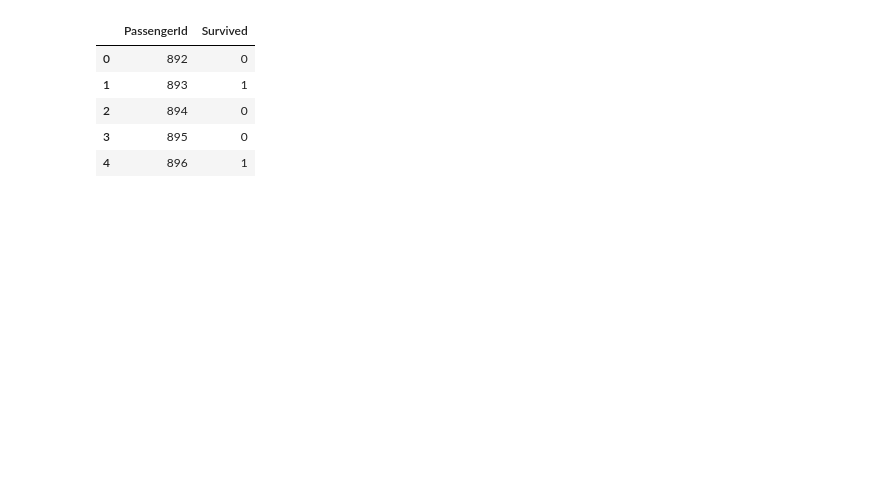
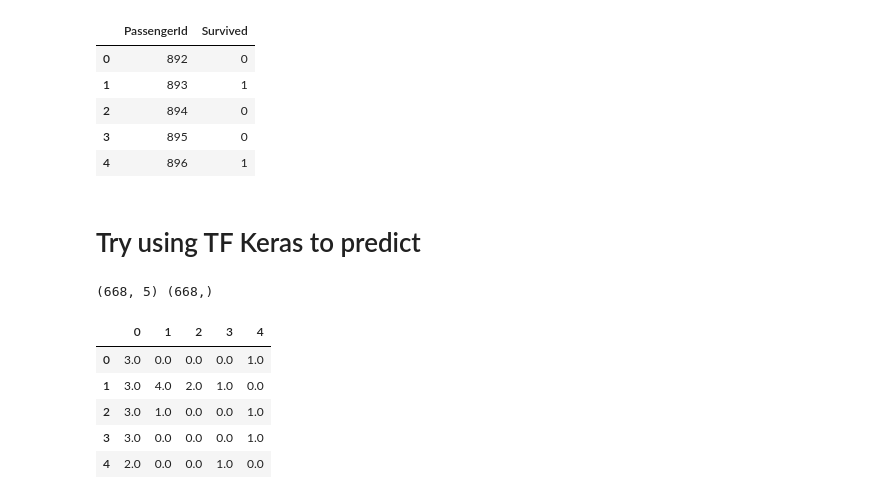
Before and after one commit to nyck33/KaggleLearnML, a Jupyter notebook: competitions/titanic/gettingstartedwithtitanic.ipynb, the cells around one changed output. Saved outputs shown, nothing was run; the diff lists cells and outputs as text; code cells hidden in the pictures; blank space fills up the shorter version.

```diff
--- a/competitions/titanic/gettingstartedwithtitanic.ipynb
+++ b/competitions/titanic/gettingstartedwithtitanic.ipynb
@@ -95,3 +119,5 @@ output.head()
 | 4 | 896 | 1 |
 # %%
 output.to_csv('submission.csv', index=False)
+# %% [markdown]
+# Try using TF Keras to predict
@@ -97,0 +128,23 @@ output.to_csv('submission.csv', index=False)
+# %%
+from sklearn.model_selection import train_test_split
+
+train_X, val_X, train_y, val_y = train_test_split(X, y, random_state=0)
+
+train_X = np.asarray(train_X).astype(np.float32)
+val_X = np.asarray(val_X).astype(np.float32)
+train_y = np.asarray(train_y).astype(np.float32)
+val_y = np.asarray(val_y).astype(np.float32)
+
+# check the shape of the input
+print(train_X.shape, train_y.shape)
+trainXDf = pd.DataFrame(train_X)
+trainXDf.head()
+#print(train_X.head())
+# %% [output]
+(668, 5) (668,)
+|  | 0 | 1 | 2 | 3 | 4 |
+| 0 | 3.0 | 0.0 | 0.0 | 0.0 | 1.0 |
+| 1 | 3.0 | 4.0 | 2.0 | 1.0 | 0.0 |
+| 2 | 3.0 | 1.0 | 0.0 | 0.0 | 1.0 |
+| 3 | 3.0 | 0.0 | 0.0 | 0.0 | 1.0 |
+| 4 | 2.0 | 0.0 | 0.0 | 1.0 | 0.0 |
```
Also changed, not shown: parts of 11 cells of this notebook, 1 other file.
